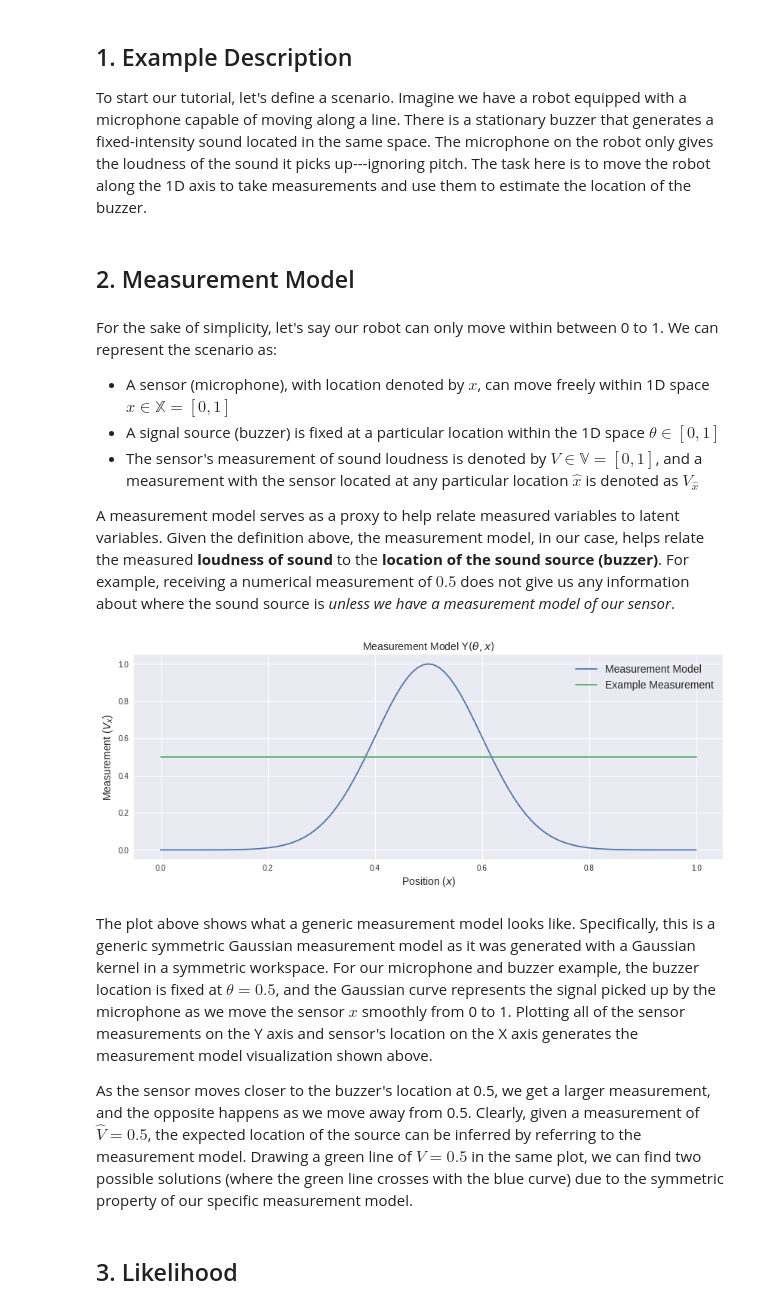
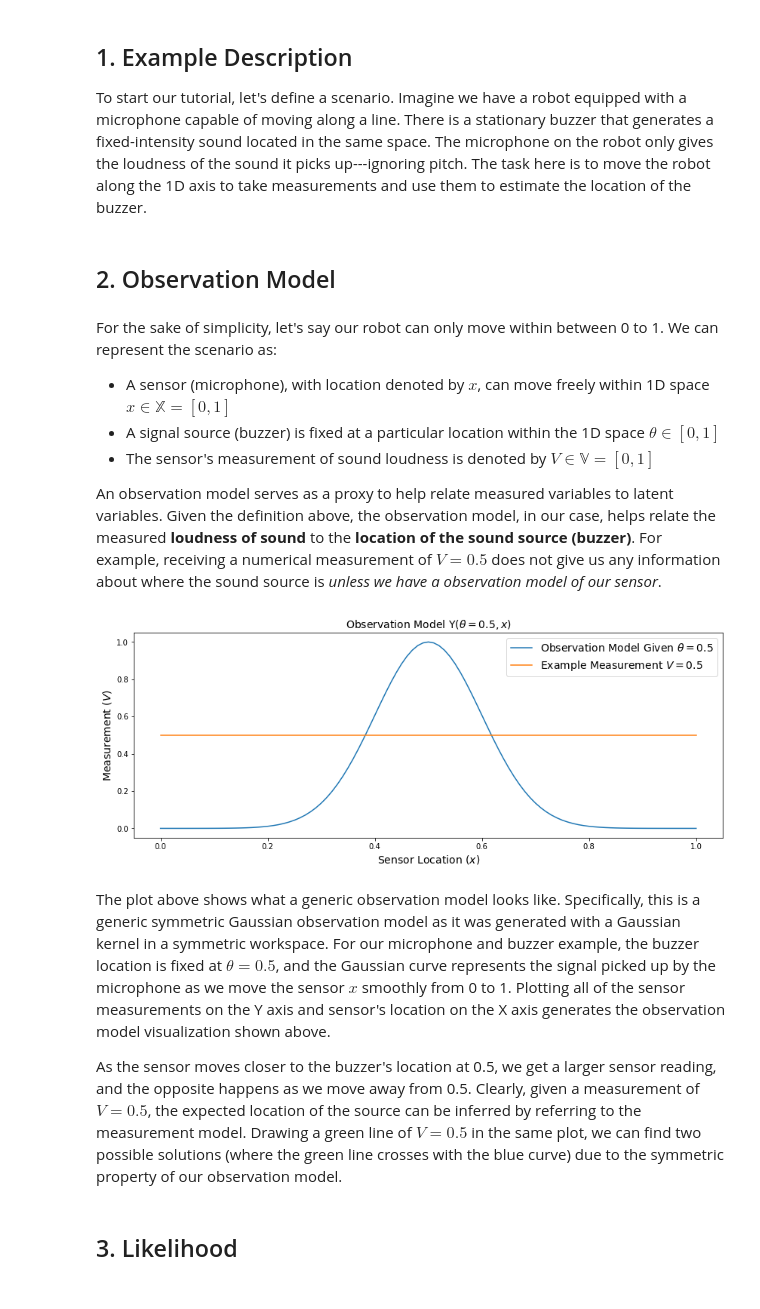
Before and after one commit to MacIver-Lab/Ergodic-Information-Harvesting, a Jupyter notebook: Tutorial/Ergodic_Information_Harvesting_Tutorial.ipynb, the cells around one changed output. Drawn from its saved outputs; the diff is of its cells as text; code cells hidden in the pictures.

```diff
--- a/Tutorial/Ergodic_Information_Harvesting_Tutorial.ipynb
+++ b/Tutorial/Ergodic_Information_Harvesting_Tutorial.ipynb
@@ -18,15 +18,15 @@ April 2018
 ## 1. Example Description
 To start our tutorial, let's define a scenario. Imagine we have a robot equipped with a microphone capable of moving along a line. There is a stationary buzzer that generates a fixed-intensity sound located in the same space. The microphone on the robot only gives the loudness of the sound it picks up---ignoring pitch. The task here is to move the robot along the 1D axis to take measurements and use them to estimate the location of the buzzer.
 # %% [markdown]
-## 2. Measurement Model
+## 2. Observation Model
 # %% [markdown]
 For the sake of simplicity, let's say our robot can only move within between 0 to 1. We can represent the scenario as:
 
 - A sensor (microphone), with location denoted by $x$, can move freely within 1D space $x \in \mathbb{X}=[0, 1]$
 - A signal source (buzzer) is fixed at a particular location within the 1D space $\theta \in [0, 1]$
-- The sensor's measurement of sound loudness is denoted by $V \in \mathbb{V} = [0, 1]$, and a measurement with the sensor located at any particular location $\hat{x}$ is denoted as $V_\hat{x}$
+- The sensor's measurement of sound loudness is denoted by $V \in \mathbb{V} = [0, 1]$
 
-A measurement model serves as a proxy to help relate measured variables to latent variables. Given the definition above, the measurement model, in our case, helps relate the measured **loudness of sound** to the **location of the sound source (buzzer)**. For example, receiving a numerical measurement of $0.5$ does not give us any information about where the sound source is *unless we have a measurement model of our sensor*.
+An observation model serves as a proxy to help relate measured variables to latent variables. Given the definition above, the observation model, in our case, helps relate the measured **loudness of sound** to the **location of the sound source (buzzer)**. For example, receiving a numerical measurement of $V=0.5$ does not give us any information about where the sound source is *unless we have a observation model of our sensor*.
 # %%
 # Import need libraries
 import numpy as np
@@ -47,42 +43,37 @@ from scipy.signal import convolve
 # %%
 # Working space
 wsResolution = 101 # Working space spatial resolution
 wsSamples = np.linspace(0, 1, wsResolution)
 
-# construct a measurement model with the target located at 0.5
-upsilon_ = norm.pdf(wsSamples,0.5,0.1)
-upsilon_ /= max(upsilon_)
-upsilonInterp_ = interp1d(wsSamples, upsilon_, 'cubic')
-
-# Finally, construct a function version of the measurement model for the use of next section
-def upsilon(theta=0.5, sigmaM=0.1):
+# Finally, construct a function version of the observation model for the use of next section
+def Upsilon(theta=0.5, sigmaM=0.1):
     if type(theta) is float:
         mm = norm.pdf(wsSamples,theta,sigmaM)
         mm /= max(mm)
     else:
-        # Queries multiple possible target thetas
+        # query multiple possible target theta
         mm = []
         for t in theta:
             mm_ = norm.pdf(wsSamples,t,sigmaM)
             mm_ /= max(mm_)
             mm.append(mm_)
         mm = np.array(mm)
     return mm
 
 # Visualize the measurement model
 plt.figure(figsize=(14,5));
-plot(wsSamples, upsilon(0.5));
+plot(wsSamples, Upsilon(0.5));
 plot(wsSamples, np.tile([0.5], wsResolution))
-plt.legend(('Measurement Model', 'Example Measurement'), fontsize=14, loc='best')
-plt.xlabel('Position ($x$)', fontsize=14);
-plt.ylabel('Measurement ($V_x$)', fontsize=14);
-plt.title(r"Measurement Model $\Upsilon(\theta, x)$", fontsize=14);
+plt.legend((r'Observation Model Given $\theta = 0.5$', 'Example Measurement $V = 0.5$'), fontsize=14, loc='best')
+plt.xlabel('Sensor Location ($x$)', fontsize=14);
+plt.ylabel('Measurement ($V$)', fontsize=14);
+plt.title(r"Observation Model $\Upsilon(\theta = 0.5, x)$", fontsize=14);
 # %% [output]
-[figure, old version]
+[figure, new version]
 # %% [markdown]
-The plot above shows what a generic measurement model looks like. Specifically, this is a generic symmetric Gaussian measurement model as it was generated with a Gaussian kernel in a symmetric workspace. For our microphone and buzzer example, the buzzer location is fixed at $\theta=0.5$, and the Gaussian curve represents the signal picked up by the microphone as we move the sensor $x$ smoothly from 0 to 1. Plotting all of the sensor measurements on the Y axis and sensor's location on the X axis generates the measurement model visualization shown above.
+The plot above shows what a generic observation model looks like. Specifically, this is a generic symmetric Gaussian observation model as it was generated with a Gaussian kernel in a symmetric workspace. For our microphone and buzzer example, the buzzer location is fixed at $\theta=0.5$, and the Gaussian curve represents the signal picked up by the microphone as we move the sensor $x$ smoothly from 0 to 1. Plotting all of the sensor measurements on the Y axis and sensor's location on the X axis generates the observation model visualization shown above.
 
-As the sensor moves closer to the buzzer's location at 0.5, we get a larger measurement, and the opposite happens as we move away from 0.5. Clearly, given a measurement of $\hat{V}=0.5$, the expected location of the source can be inferred by referring to the measurement model. Drawing a green line of $V=0.5$ in the same plot, we can find two possible solutions (where the green line crosses with the blue curve) due to the symmetric property of our specific measurement model.
+As the sensor moves closer to the buzzer's location at 0.5, we get a larger sensor reading, and the opposite happens as we move away from 0.5. Clearly, given a measurement of $V = 0.5$, the expected location of the source can be inferred by referring to the measurement model. Drawing a green line of $V=0.5$ in the same plot, we can find two possible solutions (where the green line crosses with the blue curve) due to the symmetric property of our observation model.
 # %% [markdown]
 ## 3. Likelihood
 # %% [markdown]
```
Also changed, not shown: parts of 18 cells of this notebook.
